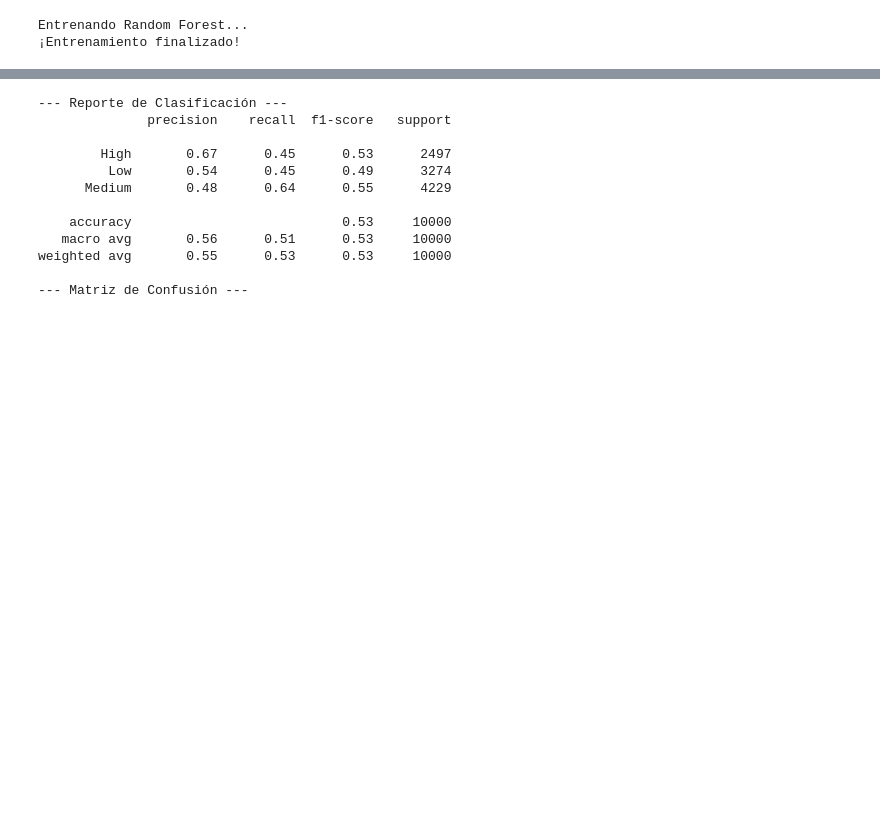
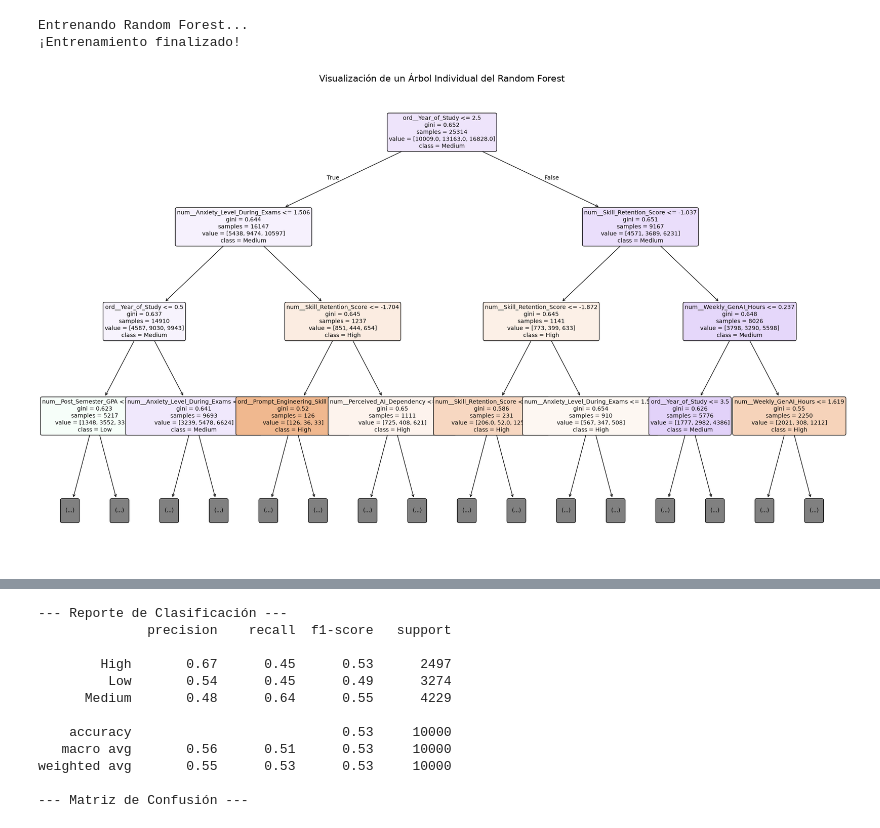
Before and after one commit to JoseFR2001/tp_integrador_python_mendoza_mino_rodriguez, a Jupyter notebook: entrenamiento/trabajo_final.ipynb, the cells around one changed output, grey strips where cells are left out. Drawn from its saved outputs; the diff is of its cells as text; code cells hidden in the pictures; blank space fills up the shorter version.

```diff
--- a/entrenamiento/trabajo_final.ipynb
+++ b/entrenamiento/trabajo_final.ipynb
@@ -157,3 +204,20 @@ print("¡Entrenamiento finalizado!")
 # %% [output]
 Entrenando Random Forest...
 ¡Entrenamiento finalizado!
+# %%
+# Configurar el tamaño del gráfico
+plt.figure(figsize=(25, 15))
+# Graficar el primer árbol individual del Random Forest
+plot_tree(
+    modelo_rf.estimators_[0],                            # <--- Cambia esto para elegir un árbol del bosque
+    max_depth=3,                                         # Limitamos la profundidad para que sea legible
+    filled=True,
+    feature_names=preprocesador.get_feature_names_out(),
+    class_names=modelo_rf.classes_,
+    rounded=True,
+    fontsize=10
+)
+plt.title("Visualización de un Árbol Individual del Random Forest", fontsize=16)
+plt.show()
+# %% [output]
+[figure, added]
```
Also changed, not shown: parts of 13 cells of this notebook.
